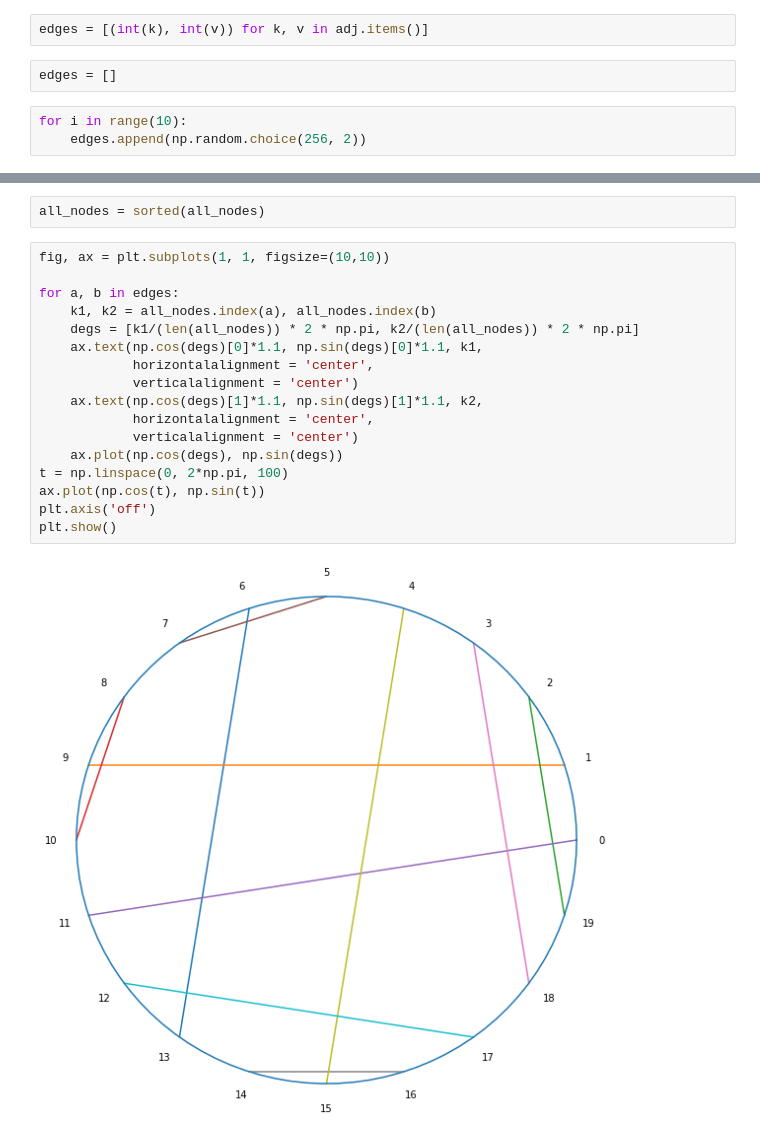
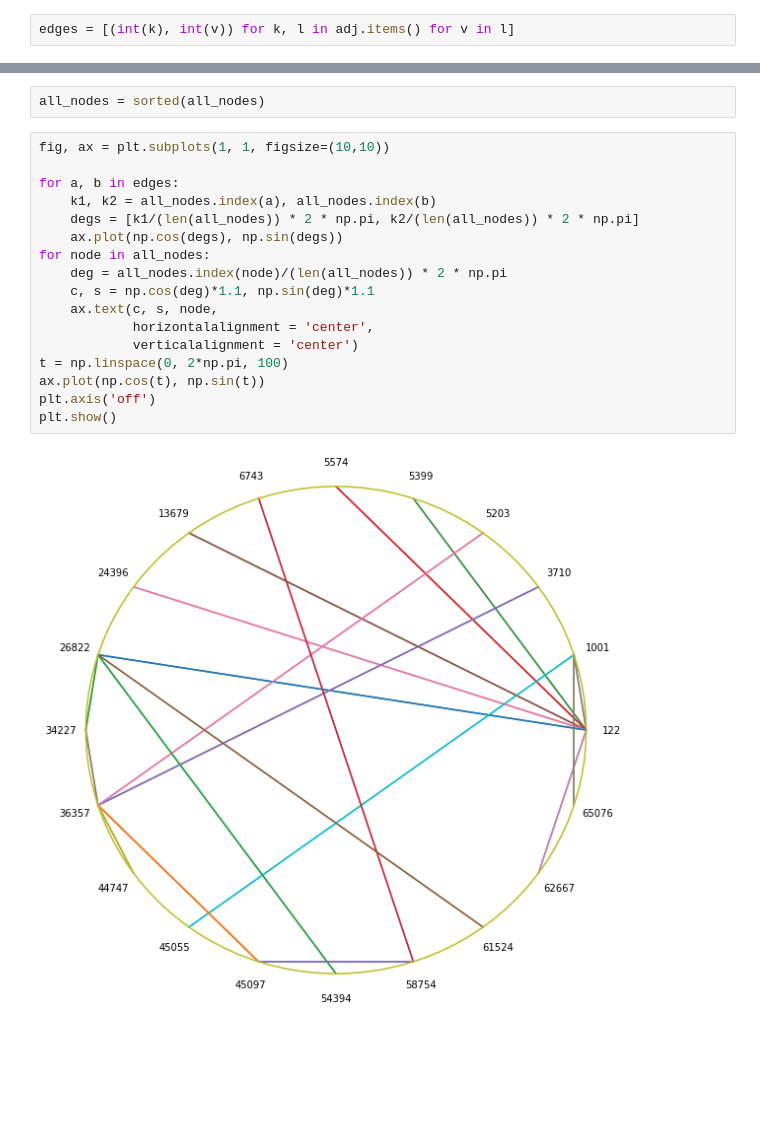
Before and after one commit to mzydiao/chordata, a Jupyter notebook: visualize_chord.ipynb, the cells around one changed output, grey strips where cells are left out. Drawn from its saved outputs; the diff is of its cells as text; blank space fills up the shorter version.

```diff
--- a/visualize_chord.ipynb
+++ b/visualize_chord.ipynb
@@ -11,7 +34,2 @@ with open(os.path.join(os.getcwd(),'data.json'), 'r') as f:
 # %%
-edges = [(int(k), int(v)) for k, v in adj.items()]
+edges = [(int(k), int(v)) for k, l in adj.items() for v in l]
-# %%
-edges = []
-# %%
-for i in range(10):
-    edges.append(np.random.choice(256, 2))
@@ -24,19 +40,19 @@ all_nodes = sorted(all_nodes)
 # %%
 fig, ax = plt.subplots(1, 1, figsize=(10,10))
 
 for a, b in edges:
     k1, k2 = all_nodes.index(a), all_nodes.index(b)
     degs = [k1/(len(all_nodes)) * 2 * np.pi, k2/(len(all_nodes)) * 2 * np.pi]
-    ax.text(np.cos(degs)[0]*1.1, np.sin(degs)[0]*1.1, k1,
+    ax.plot(np.cos(degs), np.sin(degs))
+for node in all_nodes:
+    deg = all_nodes.index(node)/(len(all_nodes)) * 2 * np.pi
+    c, s = np.cos(deg)*1.1, np.sin(deg)*1.1
+    ax.text(c, s, node,
             horizontalalignment = 'center',
             verticalalignment = 'center')
-    ax.text(np.cos(degs)[1]*1.1, np.sin(degs)[1]*1.1, k2,
-            horizontalalignment = 'center',
-            verticalalignment = 'center')
-    ax.plot(np.cos(degs), np.sin(degs))
 t = np.linspace(0, 2*np.pi, 100)
 ax.plot(np.cos(t), np.sin(t))
 plt.axis('off')
 plt.show()
 # %% [output]
-[figure, old version]
+[figure, new version]
```
Also changed, not shown: parts of 2 cells of this notebook.
